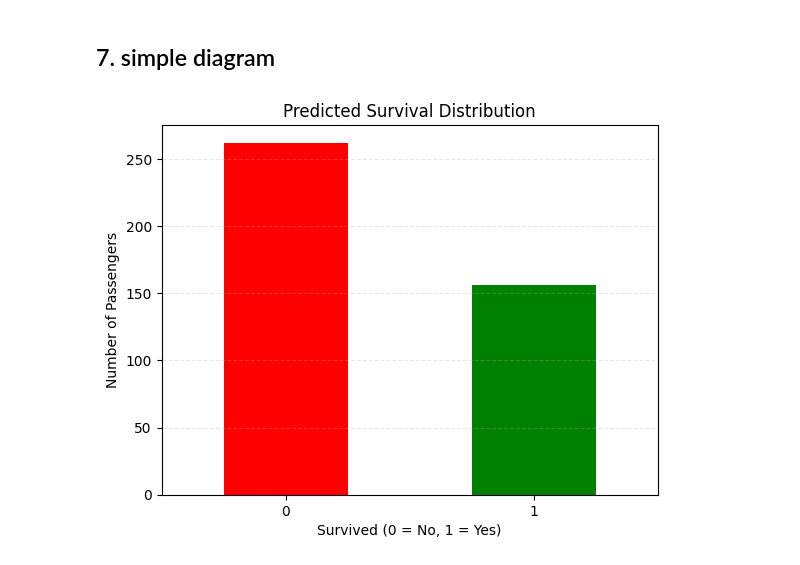
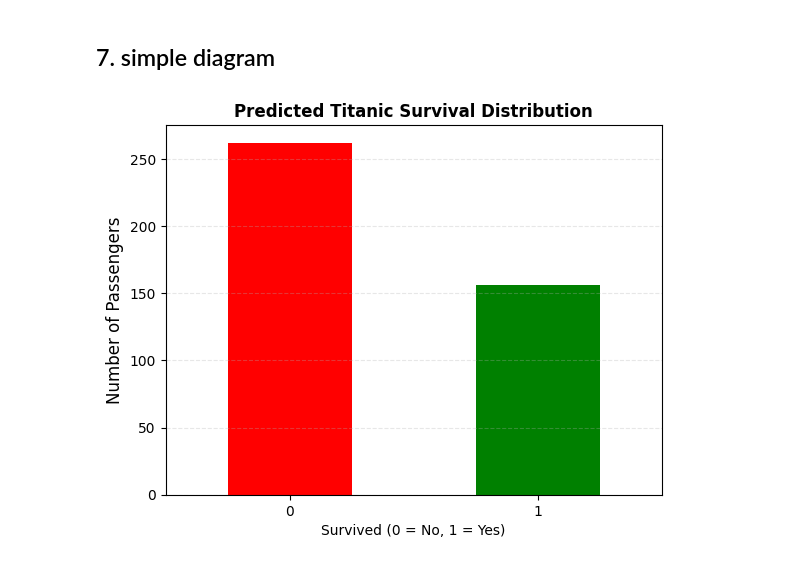
Before and after one commit to saljaoui/kaggle-titanic, a Jupyter notebook: notebooks/main.ipynb, the cells around one changed output. Drawn from its saved outputs; the diff is of its cells as text; code cells hidden in the pictures.

```diff
--- a/notebooks/main.ipynb
+++ b/notebooks/main.ipynb
@@ -132,13 +132,12 @@ Submission saved to: ../output/submissions/submission.csv
 # %%
 survival_counts = submission["Survived"].value_counts()
 
-plt.figure()
 survival_counts.plot(kind="bar", color=["red", "green"])
-plt.title("Predicted Survival Distribution")
+plt.title("Predicted Titanic Survival Distribution", fontweight="bold")
 plt.grid(axis="y", linestyle="--", alpha=0.3)
 plt.xlabel("Survived (0 = No, 1 = Yes)")
-plt.ylabel("Number of Passengers")
+plt.ylabel("Number of Passengers", fontsize=12)
 plt.xticks(rotation=0)
 plt.show()
 # %% [output]
-[figure, old version]
+[figure, new version]
```
Also changed, not shown: 3 other files.
